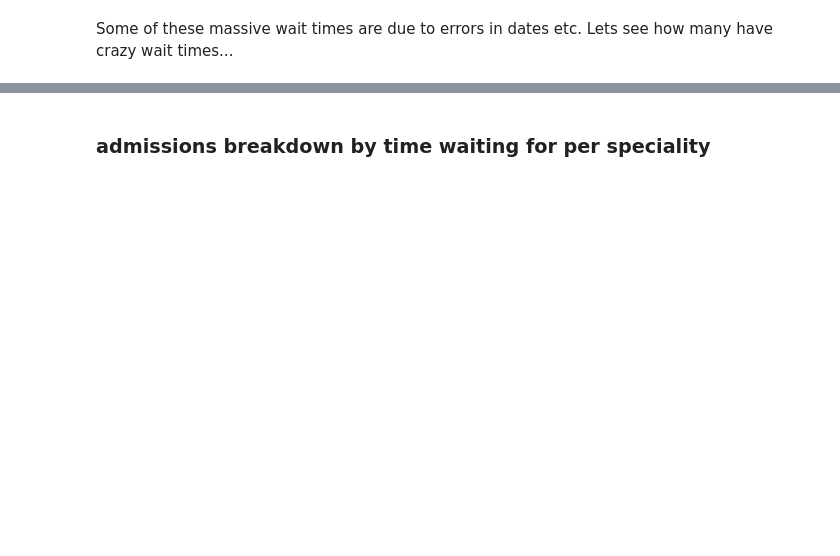
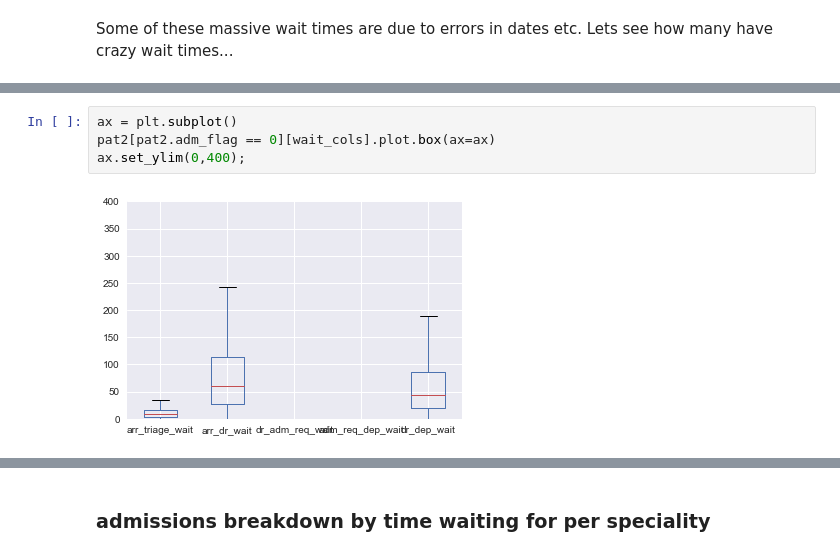
Before and after one commit to BradKeogh/flosp, a Jupyter notebook: hhMAIN.ipynb, the cells around one changed output, grey strips where cells are left out. Cells and saved outputs as stored; diff of their text form; blank space fills up the shorter version.

```diff
--- a/hhMAIN.ipynb
+++ b/hhMAIN.ipynb
@@ -436,0 +530,6 @@ pat.waiting_time.max()
+# %%
+ax = plt.subplot()
+pat2[pat2.adm_flag == 0][wait_cols].plot.box(ax=ax)
+ax.set_ylim(0,400);
+# %% [output]
+[figure, added]
```
Also changed, not shown: parts of 121 cells of this notebook.
